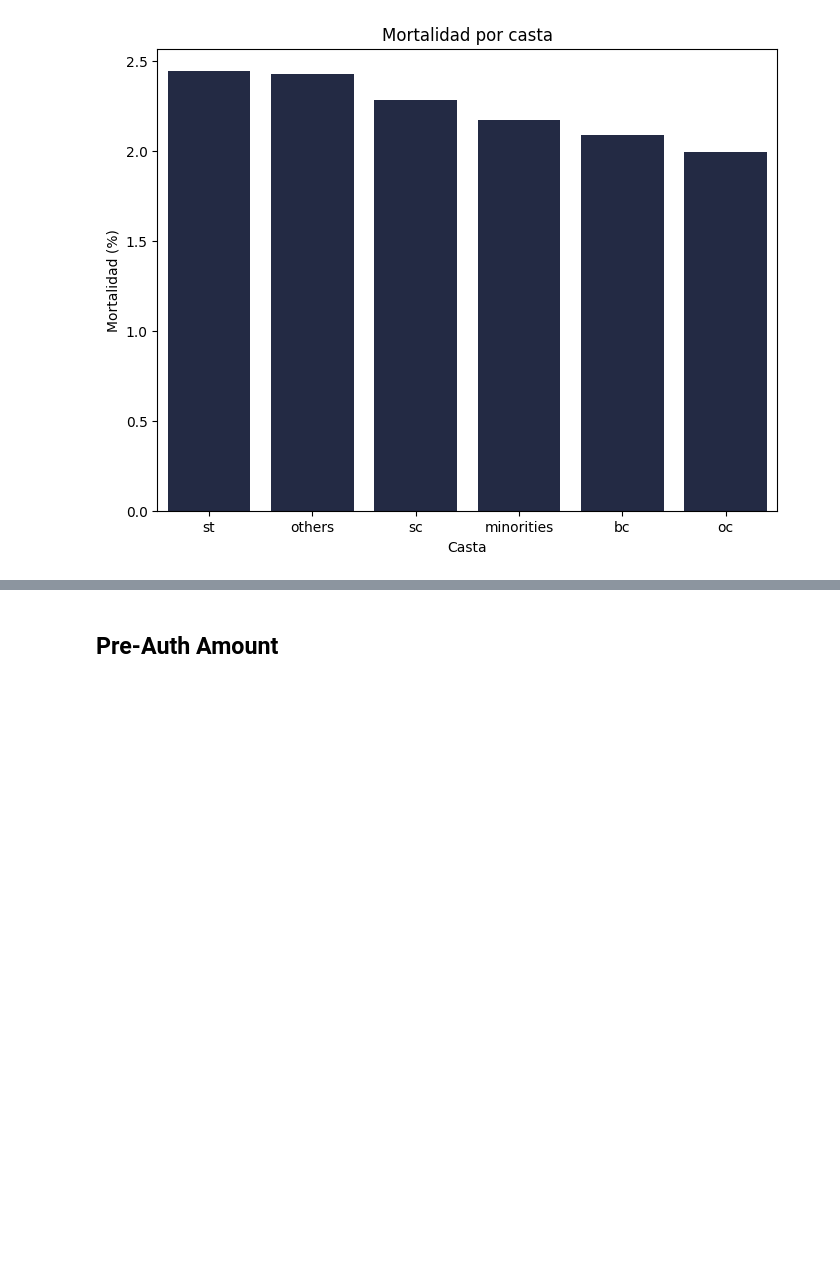
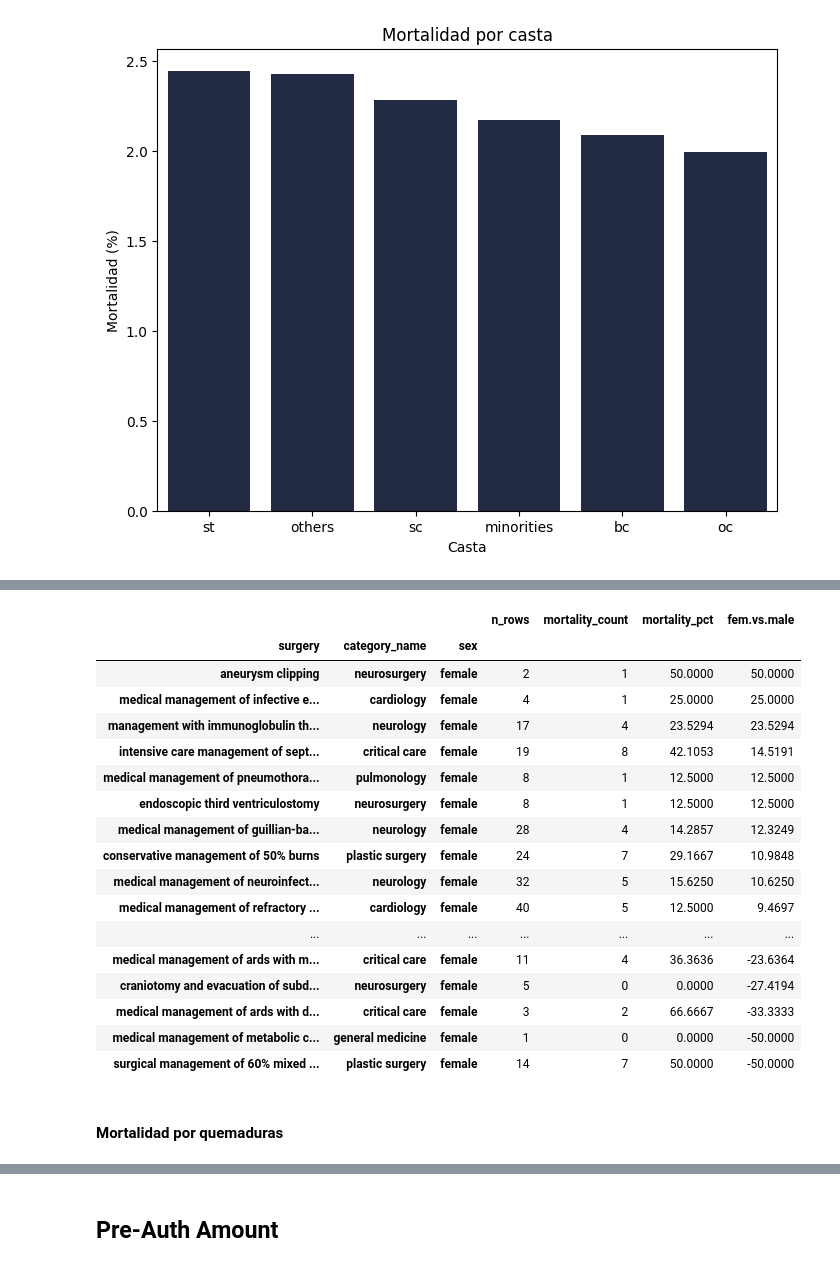
Before and after one commit to thomas-sagredo/NTR-Arogyaseva-analysis, a Jupyter notebook: notebooks/03_exploración.ipynb, the cells around one changed output, grey strips where cells are left out. Drawn from its saved outputs; the diff is of its cells as text; code cells hidden in the pictures; blank space fills up the shorter version.

```diff
--- a/notebooks/03_exploración.ipynb
+++ b/notebooks/03_exploración.ipynb
@@ -682,0 +939,16 @@ plt.show()
+# %%
+pd.set_option("display.max_colwidth", None)
+pd.set_option("display.max_rows", None)
+# %%
+def mortality_groups(df:pd.DataFrame, groupby:str | list[str], sortby:str | None = "mortality_pct", obs:bool = True, show:bool = True) -> pd.DataFrame:
+    results = df.groupby(groupby, observed=obs)["mortality"].agg(["count", "sum", "mean"])
+    results.rename(columns={"count": "n_rows", "sum": "mortality_count", "mean": "mortality_pct"}, inplace=True)
+    results["mortality_pct"] *= 100
+    if sortby:
+        results.sort_values(sortby, ascending=False, inplace=True)
+    if show: display(results)
+    return results
+# %%
+# Mortalidad de cirugías de especialidades de alto riesgo por sexo, en niños y jóvenes
+high_risk = df_nj[df_nj["category_risk_level"]=="high"].copy()
+high_risk_surgeries = mortality_groups(high_risk, ["surgery", "category_name", "sex"], sortby=None, obs=False)
@@ -682,0 +974,30 @@ plt.show()
+# %%
+high_risk_surgeries["fem.vs.male"] = np.nan
+for s, c, _ in high_risk_surgeries.index:
+    try:
+        high_risk_surgeries.loc[(s, c, "female"), "fem.vs.male"] = high_risk_surgeries.loc[(s, c, "female"), "mortality_pct"] - high_risk_surgeries.loc[(s, c, "male"), "mortality_pct"] # type: ignore
+    except: continue
+# %%
+# Tabla de cirugías con casos en ambos sexos, describiendo el sexo femenino y la diferencia en la tasa de mortalidad con el masculino
+high_risk_surgeries.dropna().sort_values("fem.vs.male", ascending=False)
+# %% [output]
+|  |  |  | n_rows | mortality_count | mortality_pct | fem.vs.male |
+| surgery | category_name | sex |  |  |  |  |
+| aneurysm clipping | neurosurgery | female | 2 | 1 | 50.0000 | 50.0000 |
+| medical management of infective e... | cardiology | female | 4 | 1 | 25.0000 | 25.0000 |
+| management with immunoglobulin th... | neurology | female | 17 | 4 | 23.5294 | 23.5294 |
+| intensive care management of sept... | critical care | female | 19 | 8 | 42.1053 | 14.5191 |
+| medical management of pneumothora... | pulmonology | female | 8 | 1 | 12.5000 | 12.5000 |
+| endoscopic third ventriculostomy | neurosurgery | female | 8 | 1 | 12.5000 | 12.5000 |
+| medical management of guillian-ba... | neurology | female | 28 | 4 | 14.2857 | 12.3249 |
+| conservative management of 50% burns | plastic surgery | female | 24 | 7 | 29.1667 | 10.9848 |
+| medical management of neuroinfect... | neurology | female | 32 | 5 | 15.6250 | 10.6250 |
+| medical management of refractory ... | cardiology | female | 40 | 5 | 12.5000 | 9.4697 |
+| ... | ... | ... | ... | ... | ... | ... |
+| medical management of ards with m... | critical care | female | 11 | 4 | 36.3636 | -23.6364 |
+| craniotomy and evacuation of subd... | neurosurgery | female | 5 | 0 | 0.0000 | -27.4194 |
+| medical management of ards with d... | critical care | female | 3 | 2 | 66.6667 | -33.3333 |
+| medical management of metabolic c... | general medicine | female | 1 | 0 | 0.0000 | -50.0000 |
+| surgical management of 60% mixed ... | plastic surgery | female | 14 | 7 | 50.0000 | -50.0000 |
+# %% [markdown]
+#### Mortalidad por quemaduras
```
Also changed, not shown: parts of 54 cells of this notebook.
